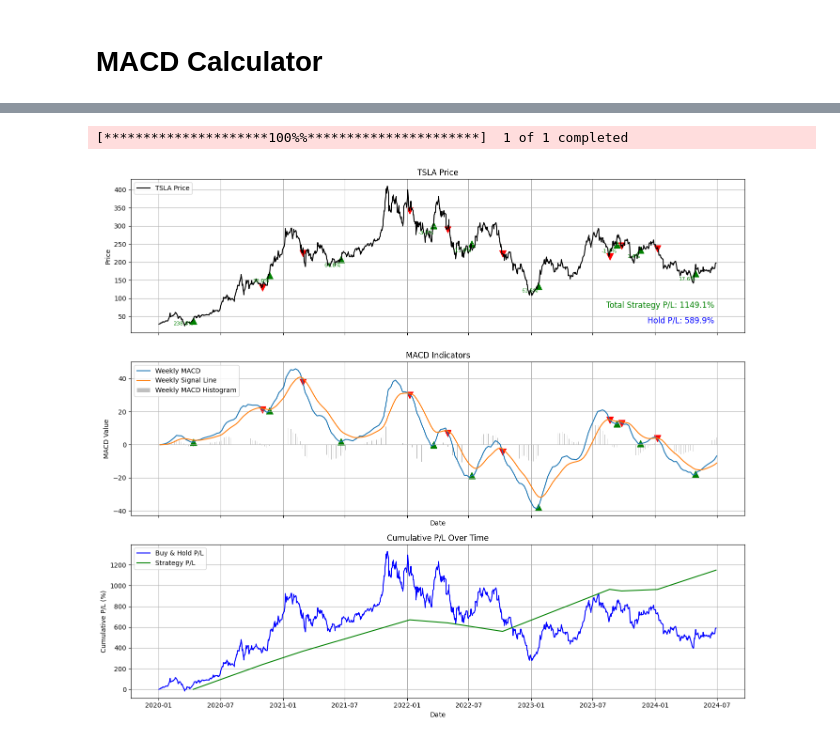
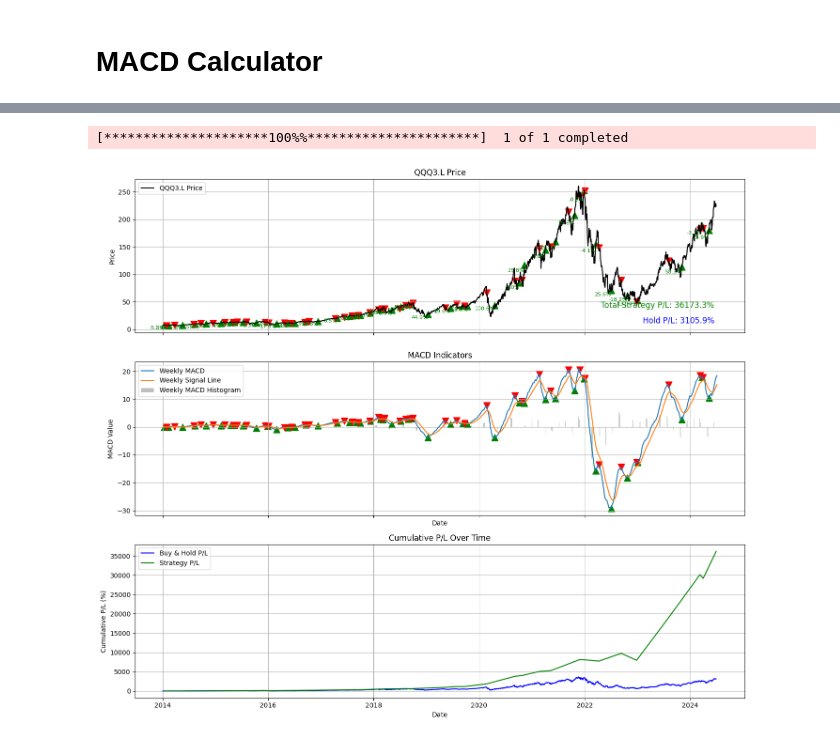
Before and after one commit to guner-aygin/Stock_Valuation, a Jupyter notebook: MACD_Calculator.ipynb, the cells around one changed output, grey strips where cells are left out. Saved outputs shown, nothing was run; the diff lists cells and outputs as text; code cells hidden in the pictures.

Commit message:
Refining trading strategy & adding cumulative investment forecasts

```diff
--- a/MACD_Calculator.ipynb
+++ b/MACD_Calculator.ipynb
@@ -635,7 +6,7 @@ if __name__ == "__main__":
 import pandas as pd
 import matplotlib.pyplot as plt
 import yfinance as yf
-from datetime import datetime
+from datetime import datetime, timedelta
 import numpy as np
 
 def calculate_macd(df, short_window=12, long_window=26, signal_window=9):
@@ -657,7 +28,7 @@ def calculate_gradients(df):
 
 def find_turning_points(df):
     """
-    Find turning points in the MACD and its gradient
+    Find turning points in the MACD gradient for buy and sell signals
     """
     turning_points_buy = []
     turning_points_sell = []
@@ -667,15 +38,24 @@ def find_turning_points(df):
         if df['MACD_Gradient'].iloc[i-1] < 0 and df['MACD_Gradient'].iloc[i] >= 0:
             turning_points_buy.append((df.index[i], df['Close'].iloc[i], df['MACD'].iloc[i]))
 
-        # Sell condition: MACD turns negative from positive
-        if df['MACD'].iloc[i-1] > df['Signal_Line'].iloc[i-1] and df['MACD'].iloc[i] < df['Signal_Line'].iloc[i]:
+        # Sell condition: MACD gradient turns negative from positive
+        if df['MACD_Gradient'].iloc[i-1] > 0 and df['MACD_Gradient'].iloc[i] <= 0:
             turning_points_sell.append((df.index[i], df['Close'].iloc[i], df['MACD'].iloc[i]))
 
     return turning_points_buy, turning_points_sell
 
-def filter_signals(buy_signals, sell_signals):
+def find_next_trading_day(date, df):
     """
-    Filter buy and sell signals to ensure proper sequence
+    Find the next trading day after the given date
+    """
+    next_day = date + timedelta(days=1)
+    while next_day not in df.index:
+        next_day += timedelta(days=1)
+    return next_day
+
+def filter_signals(buy_signals, sell_signals, df):
+    """
+    Filter buy and sell signals to ensure proper sequence and trade on the next trading day
     """
     filtered_buy_signals = []
     filtered_sell_signals = []
@@ -683,18 +63,20 @@ def filter_signals(buy_signals, sell_signals):
     last_sell_date = None
 
     for buy_signal in buy_signals:
-        if last_sell_date is None or buy_signal[0] > last_sell_date:
-            filtered_buy_signals.append(buy_signal)
-            corresponding_sell_signal = next((sell_signal for sell_signal in sell_signals if sell_signal[0] > buy_signal[0]), None)
+        next_buy_date = find_next_trading_day(buy_signal[0], df)
+        if last_sell_date is None or next_buy_date > last_sell_date:
+            filtered_buy_signals.append((next_buy_date, df.loc[next_buy_date, 'Open'], buy_signal[2]))
+            corresponding_sell_signal = next((sell_signal for sell_signal in sell_signals if find_next_trading_day(sell_signal[0], df) > next_buy_date), None)
             if corresponding_sell_signal:
-                filtered_sell_signals.append(corresponding_sell_signal)
-                last_sell_date = corresponding_sell_signal[0]
+                next_sell_date = find_next_trading_day(corresponding_sell_signal[0], df)
+                filtered_sell_signals.append((next_sell_date, df.loc[next_sell_date, 'Open'], corresponding_sell_signal[2]))
+                last_sell_date = next_sell_date
 
     return filtered_buy_signals, filtered_sell_signals
 
-def calculate_profit_loss(buy_signals, sell_signals, df_price):
+def calculate_profit_loss(buy_signals, sell_signals, df_price, transaction_fee=0.002):
     """
-    Calculate the profit/loss based on buy and sell signals
+    Calculate the profit/loss based on buy and sell signals with transaction fees
     """
     profit_loss = []
     cumulative_pl = []
@@ -703,12 +85,12 @@ def calculate_profit_loss(buy_signals, sell_signals, df_price):
     trade_dates = []
 
     for i in range(len(buy_signals)):
-        buy_price = buy_signals[i][1]
+        buy_price = buy_signals[i][1] * (1 + transaction_fee)  # Apply transaction fee on buy
         if i < len(sell_signals):
-            sell_price = sell_signals[i][1]
+            sell_price = sell_signals[i][1] * (1 - transaction_fee)  # Apply transaction fee on sell
             sell_date = sell_signals[i][0]
         else:
-            sell_price = df_price['Close'].iloc[-1]
+            sell_price = df_price['Close'].iloc[-1] * (1 - transaction_fee)  # Apply transaction fee on final price
             sell_date = df_price.index[-1]
         pl = (sell_price - buy_price) / buy_price * 100
         capital *= (1 + pl / 100)
@@ -787,34 +169,67 @@ def plot_price_macd(df_price, df_weekly, buy_signals, sell_signals, profit_loss,
     plt.show()
 
     # Create a table of trades and their profit/loss
     trade_data = {
         'Buy Date': [trade[0] for trade in trade_dates],
         'Sell Date': [trade[1] for trade in trade_dates],
         'Buy Price': [buy_signals[i][1] for i in range(len(buy_signals))],
         'Sell Price': [sell_signals[i][1] if i < len(sell_signals) else df_price['Close'].iloc[-1] for i in range(len(buy_signals))],
         'P/L (%)': profit_loss
     }
     trade_df = pd.DataFrame(trade_data)
     print(trade_df)
 
+def simulate_additional_investments(df_price, buy_signals, sell_signals, initial_capital=6000, annual_contribution=20000):
+    """
+    Simulate adding an extra £20,000 each tax year by investing it monthly
+    """
+    total_investment = initial_capital
+    capital = initial_capital
+    monthly_contribution = annual_contribution / 12
+    monthly_dates = pd.date_range(start=df_price.index[0], end=df_price.index[-1], freq='M')
+
+    for date in monthly_dates:
+        total_investment += monthly_contribution
+        capital += monthly_contribution
+
+    for i in range(len(buy_signals)):
+        buy_price = buy_signals[i][1] * (1 + 0.002)  # Apply transaction fee on buy
+        if i < len(sell_signals):
+            sell_price = sell_signals[i][1] * (1 - 0.002)  # Apply transaction fee on sell
+        else:
+            sell_price = df_price['Close'].iloc[-1] * (1 - 0.002)  # Apply transaction fee on final price
+        pl = (sell_price - buy_price) / buy_price
+        capital *= (1 + pl)
+
+    final_value = capital
+    return total_investment, final_value
+
+# Main script
 if __name__ == "__main__":
-    ticker = 'TSLA'
-    start_date = '2020-01-01'
+    ticker = 'QQQ3.L'
+    start_date = '2014-01-01'
     end_date = datetime.today().strftime('%Y-%m-%d')
     df = yf.download(ticker, start=start_date, end=end_date)
 
     df_weekly = df.resample('W').last()
 
     df_weekly = calculate_macd(df_weekly)
     df_weekly = calculate_gradients(df_weekly)
 
     buy_signals, sell_signals = find_turning_points(df_weekly)
 
-    filtered_buy_signals, filtered_sell_signals = filter_signals(buy_signals, sell_signals)
+    filtered_buy_signals, filtered_sell_signals = filter_signals(buy_signals, sell_signals, df)
 
     profit_loss, hold_pl, cumulative_pl, trade_dates = calculate_profit_loss(filtered_buy_signals, filtered_sell_signals, df)
 
     plot_price_macd(df, df_weekly, filtered_buy_signals, filtered_sell_signals, profit_loss, hold_pl, cumulative_pl, trade_dates)
+
+    # Simulate additional investments
+    total_investment, final_value = simulate_additional_investments(df, filtered_buy_signals, filtered_sell_signals)
+
+    print(f"Total Investment: £{total_investment:,.2f}")
+    print(f"Final Value: £{final_value:,.2f}")
+    print(f"Net Profit: £{final_value - total_investment:,.2f}")
 # %% [output]
 [*********************100%%**********************]  1 of 1 completed
-[figure, old version]
+[figure, new version]
```
Also changed, not shown: parts of 5 cells of this notebook.
